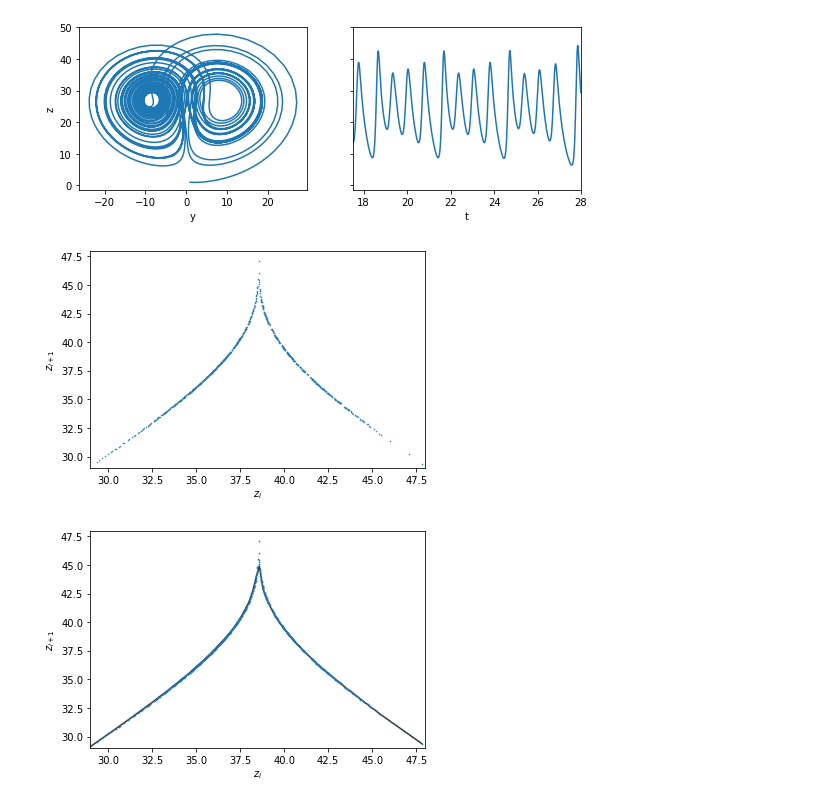
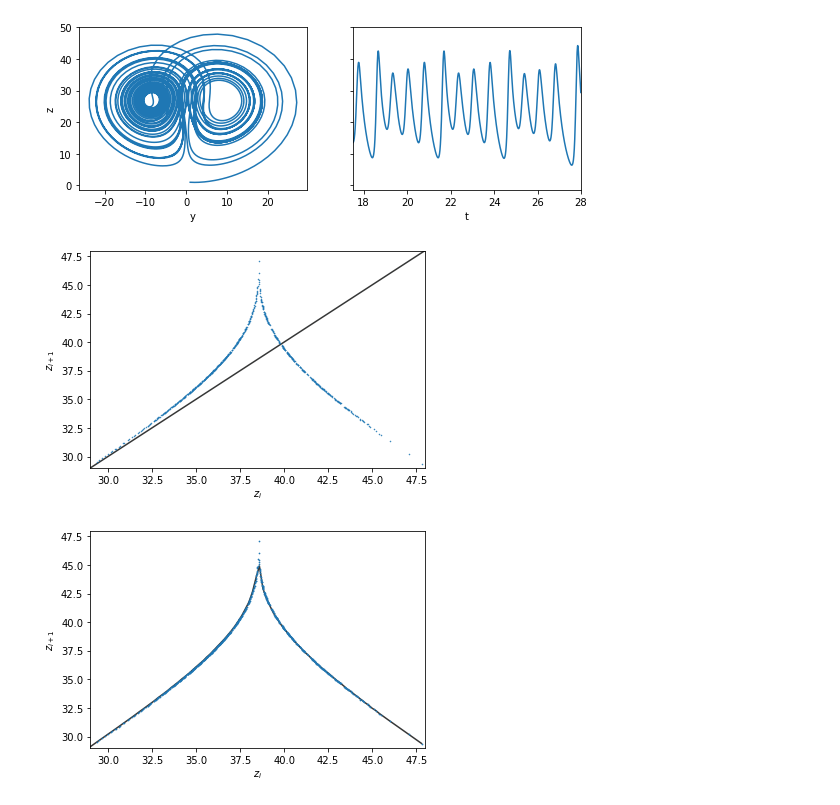
Before and after one commit to ekiMGlz/lyapunov-exp, a Jupyter notebook: lorenz.ipynb, the cells around one changed output. Saved outputs shown, nothing was run; the diff lists cells and outputs as text; code cells hidden in the pictures.

```diff
--- a/lorenz.ipynb
+++ b/lorenz.ipynb
@@ -53,14 +54,15 @@ zt = integrate.odeint(lorenz, x0, t)
 z = zt[:,2]
 max_z = [z for zp, z, zn in zip(z, z[1:], z[2:]) if zp < z and z > zn]
 # %%
+plt.plot([29, 48], [29, 48], color="xkcd:dark grey")
 plt.plot(max_z[:-1], max_z[1:], 'o', ms=0.5)
 plt.axis([29, 48, 29, 48])
 plt.xlabel("$z_{i}$")
 plt.ylabel("$z_{i+1}$")
 #plt.savefig("img/lorenz_map.png", dpi=300)
 plt.show()
 # %% [output]
-[figure, old version]
+[figure, new version]
 # %%
 f = interpolate.interp1d(max_z[:-1], max_z[1:], 'slinear', fill_value='extrapolate')
 x = np.arange(29, 48, 0.2)
```
Also changed, not shown: parts of 2 cells of this notebook, 1 other file.
